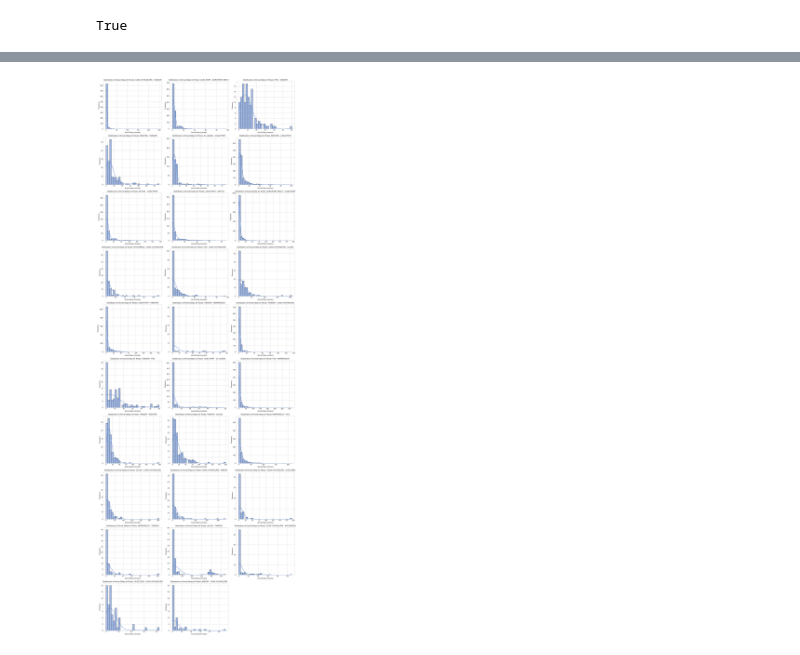
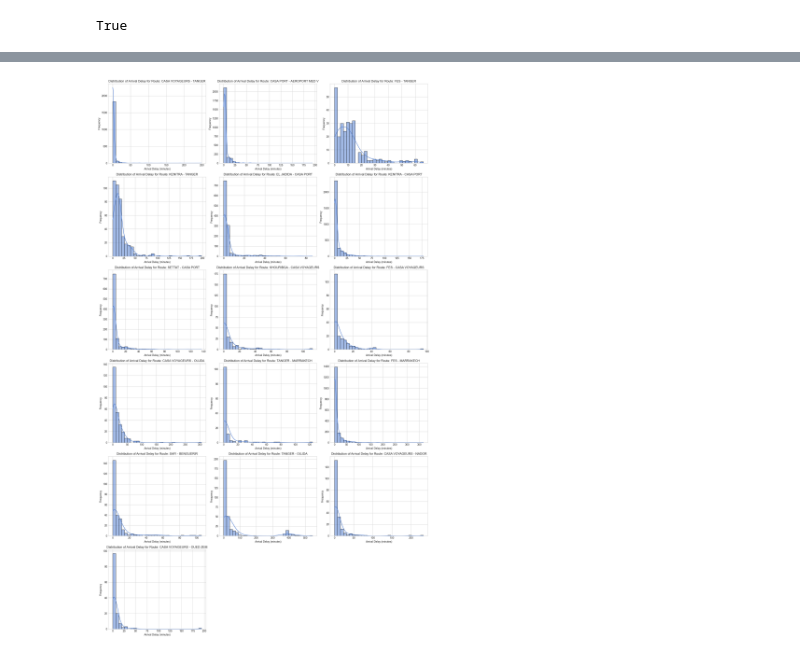
Before and after one commit to chelzakaria/ONCycle, a Jupyter notebook: experiments/notebooks/01_EDA.ipynb, the cells around one changed output, grey strips where cells are left out. Drawn from its saved outputs; the diff is of its cells as text; code cells hidden in the pictures.

```diff
--- a/experiments/notebooks/01_EDA.ipynb
+++ b/experiments/notebooks/01_EDA.ipynb
@@ -47,26 +27,3 @@ Number of days in the dataset: 60
-# %%
-# format columns
-df.rename(columns={
-    'id': 'sub_trip_id',
-    'station_name': 'current_station',}, inplace=True)
-df['date'] = pd.to_datetime(df['date']).dt.date
-df['theorical_arrival_time'] = pd.to_datetime(df['theorical_arrival_time']).dt.time
-df['theorical_departure_time'] = pd.to_datetime(df['theorical_departure_time']).dt.time
-df['actual_arrival_time'] = pd.to_datetime(df['actual_arrival_time']).dt.time
-df['actual_departure_time'] = pd.to_datetime(df['actual_departure_time']).dt.time
-df['arrival_hour'] = pd.to_datetime(df['theorical_arrival_time'].astype(str), errors='coerce').dt.hour
-df['departure_hour'] = pd.to_datetime(df['theorical_departure_time'].astype(str), errors='coerce').dt.hour
-
-# add extra columns
-df['theorical_dwelling_time'] =  (round(pd.to_timedelta(df['theorical_departure_time'].astype(str)) - pd.to_timedelta(df['theorical_arrival_time'].astype(str, errors='ignore'))  ).dt.total_seconds() // 60)
-df['actual_dwelling_time'] = (round(pd.to_timedelta(df['actual_departure_time'].astype(str)) - pd.to_timedelta(df['actual_arrival_time'].astype(str, errors='ignore'))  ).dt.total_seconds() // 60)
-df['dwelling_delay'] = round((pd.to_timedelta(df["actual_dwelling_time"])- pd.to_timedelta(df["theorical_dwelling_time"]) ).dt.total_seconds() / 60).astype("Int64")
-
-
-df['trip_id'] = df.apply(lambda row: hashlib.sha256(f"{row['date']}_{row['initial_departure_station']}_{row['final_arrival_station']}_{row['train_id']}".encode()).hexdigest(), axis=1)
-df['route'] = df['initial_departure_station'] + ' - ' + df['final_arrival_station']
-df['day_of_week'] = pd.to_datetime(df['date']).dt.weekday
-df['number_of_stations'] = df.groupby('trip_id')['current_station'].transform('nunique')
 # %% [markdown]
 # Data Dictionary
 |Column Name|Description|
@@ -120,7 +86,4 @@ memory usage: 19.4+ MB
 # %%
-df = df[[
-    'trip_id', 'sub_trip_id', 'date', 'day_of_week', 'train_id', 'train_type', 'initial_departure_station', 'final_arrival_station', 'route', 'current_station', 'sequence', 'number_of_stations', 'theorical_arrival_time', 'theorical_departure_time', 'theorical_dwelling_time', 'actual_arrival_time', 'actual_departure_time', 'actual_dwelling_time', 'arrival_delay', 'departure_delay', 'dwelling_delay']]
-
 df.sort_values(by=['date', 'trip_id', 'sequence'], inplace=True)
 df.head(10)
 # %% [output]
@@ -153,26 +114,33 @@ plt.show()
 # %%
 # distribution of delay frequency for each route
-routes = df[df.current_station == df.final_arrival_station]['route'].unique()
-n_routes = len(routes)
+routes = df[df.next_station == df.final_arrival_station]['route'].unique()
+n_routes = len(routes) //2 + 1
 n_cols = 3
 n_rows = int(np.ceil(n_routes / n_cols))
-
+_passed = set()
+_index = 0
 fig, axes = plt.subplots(n_rows, n_cols, figsize=(18, 5 * n_rows), squeeze=False)
 for idx, route in enumerate(routes):
-    row, col = divmod(idx, n_cols)
-    group = df[(df.current_station == df.final_arrival_station) & (df.route == route)]
+    if route.split(' - ')[1] + ' - ' + route.split(' - ')[0] in _passed:
+        continue
+    _passed.add(route)
+    row, col = divmod(_index, n_cols)
+    _index += 1
+    # group = df[(df.current_station == df.final_arrival_station) & (df.route == route)]
+    group = df[(df.next_station == df.final_arrival_station) & ((df.initial_departure_station == route.split(' - ')[0]) & (df.final_arrival_station == route.split(' - ')[1]) | (df.initial_departure_station == route.split(' - ')[1]) & (df.final_arrival_station == route.split(' - ')[0]))]
     sns.histplot(group['arrival_delay'], bins=30, kde=True, ax=axes[row, col])
     axes[row, col].set_title(f'Distribution of Arrival Delay for Route: {route}')
     axes[row, col].set_xlabel('Arrival Delay (minutes)')
     axes[row, col].set_ylabel('Frequency')
+
 
 # Hide any unused subplots
 for idx in range(n_routes, n_rows * n_cols):
     row, col = divmod(idx, n_cols)
     axes[row, col].set_visible(False)
 
 plt.tight_layout()
 plt.show()
 # %% [output]
-[figure, old version]
+[figure, new version]
 # %%
```
Also changed, not shown: parts of 12 cells of this notebook, 2 other files.
